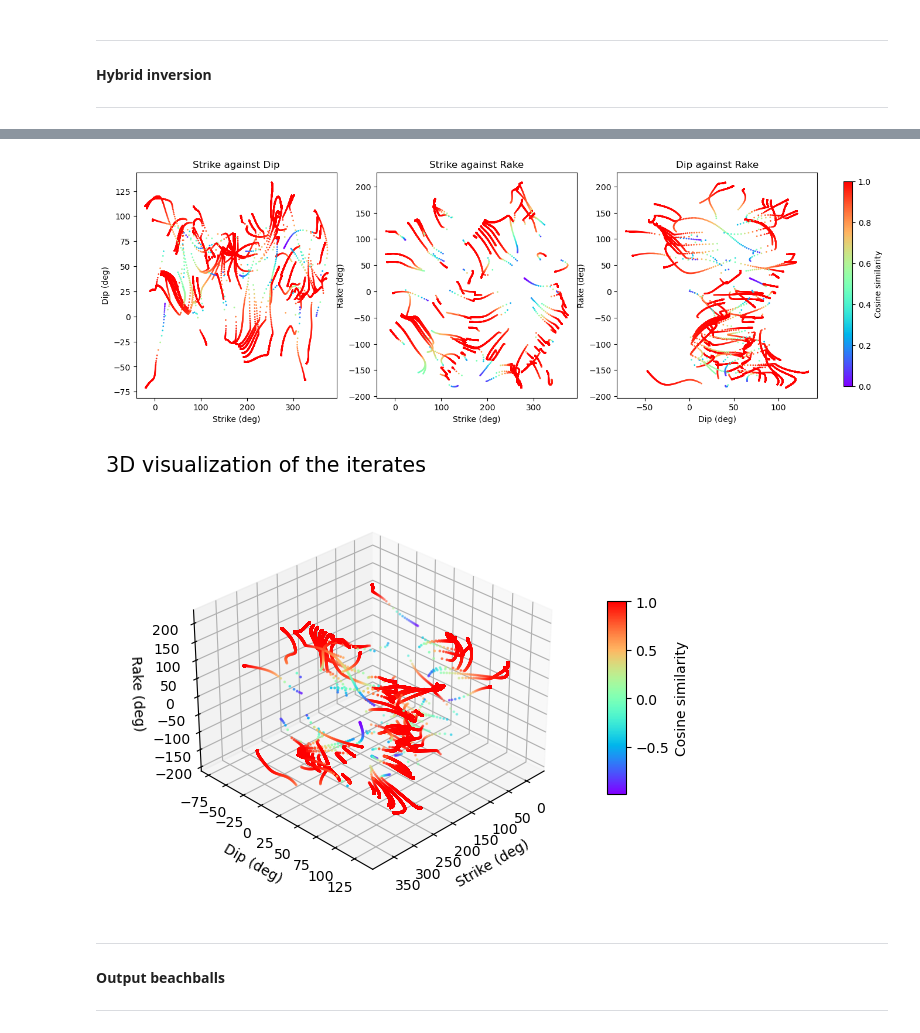
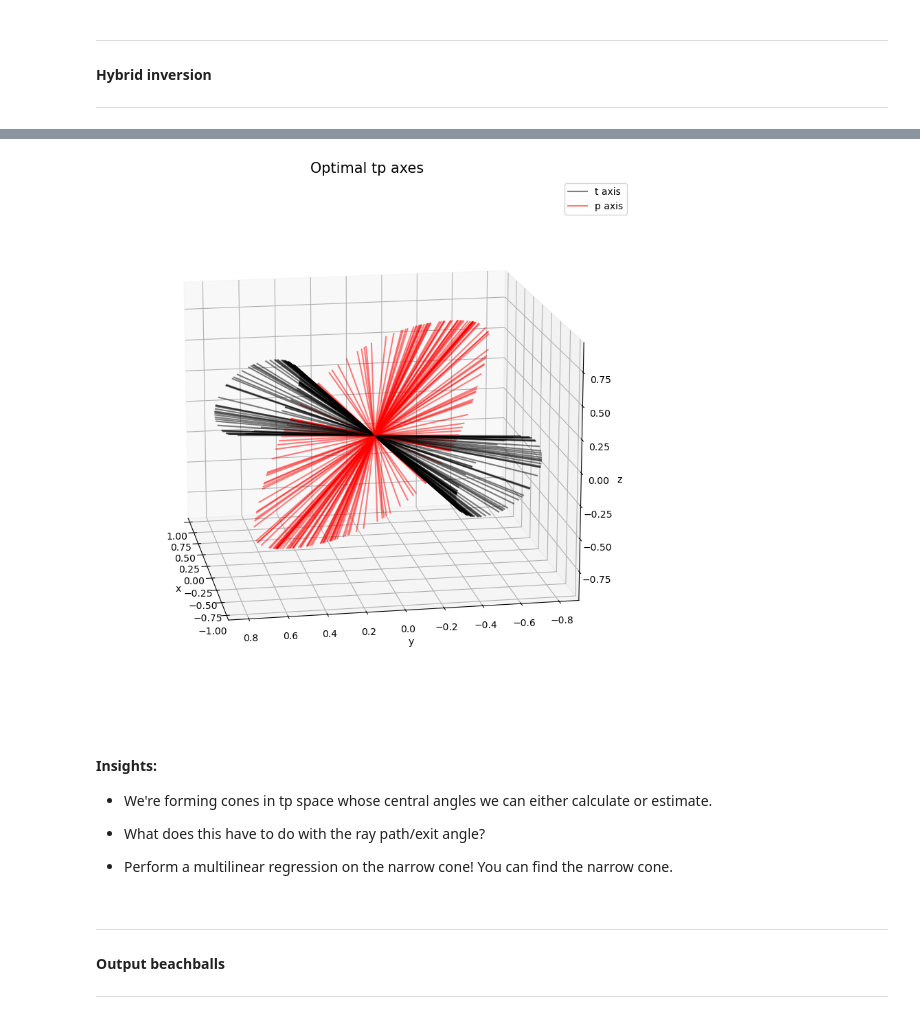
Before and after one commit to victoragaba/SURG-Mars, a Jupyter notebook: src/testing.ipynb, the cells around one changed output, grey strips where cells are left out. Cells and saved outputs as stored; diff of their text form; code cells hidden in the pictures.

```diff
--- a/src/testing.ipynb
+++ b/src/testing.ipynb
@@ -133,10 +133,16 @@ inv_model.plot_iterates_3D(elev=30, azim=45, cmap='rainbow', s=1)
-# %%
-# plot the iterates
-inv_model.plot_iterates_2D(cmap='rainbow', s=1)
-inv_model.plot_iterates_3D(elev=30, azim=45, cmap='rainbow', s=1)
-# %% [output]
-[figure, removed]
-[figure, removed]
+# %%
+# tp axes - full
+inv_model.plot_tp_axes(azim=170, elev=15, half=False)
+# %% [output]
+[figure, added]
+# %% [markdown]
+#### Insights:
+
+* We're forming cones in tp space whose central angles we can either calculate or estimate.
+
+* What does this have to do with the ray path/exit angle?
+
+* Perform a multilinear regression on the narrow cone! You can find the narrow cone.
 # %% [markdown]
 ***
 #### Output beachballs
```
Also changed, not shown: parts of 6 cells of this notebook, 19 other files.
